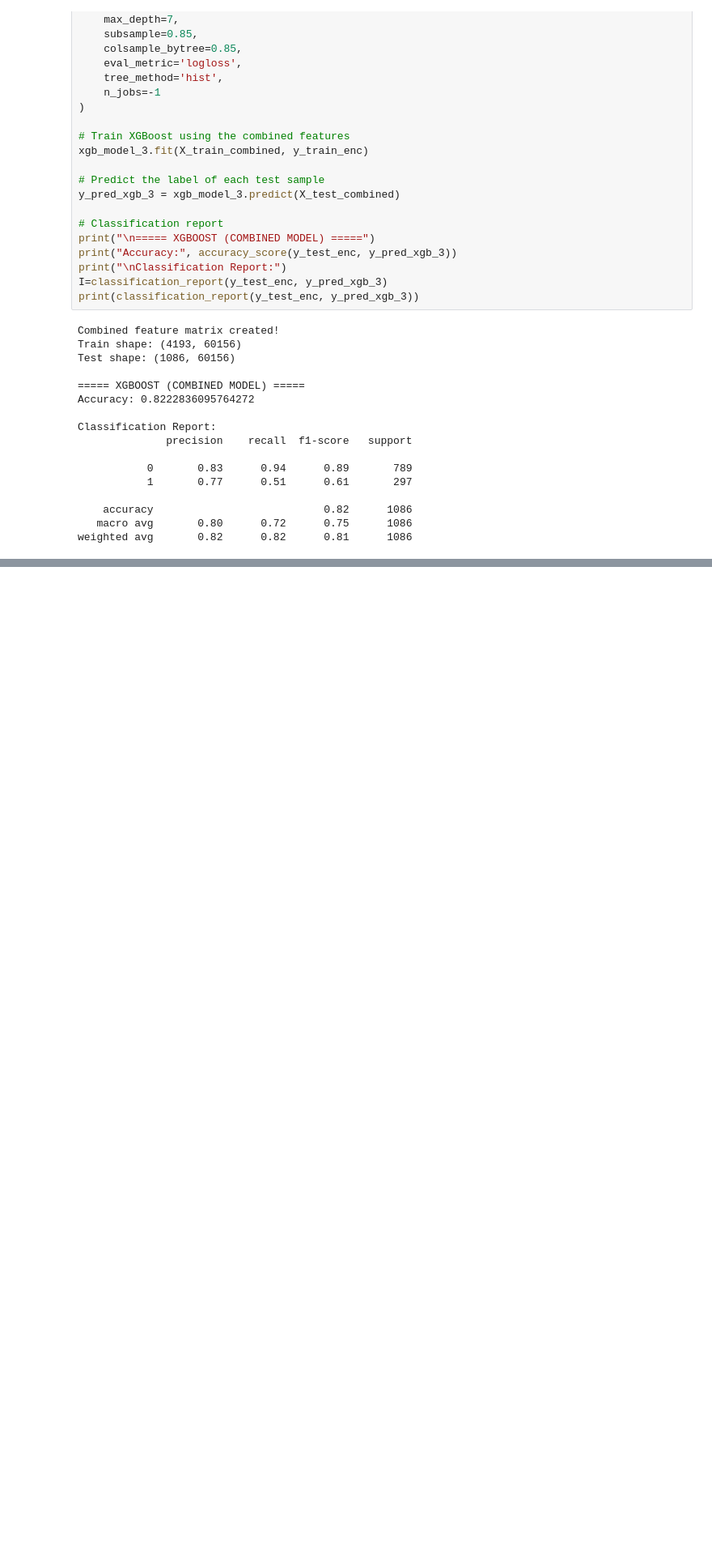
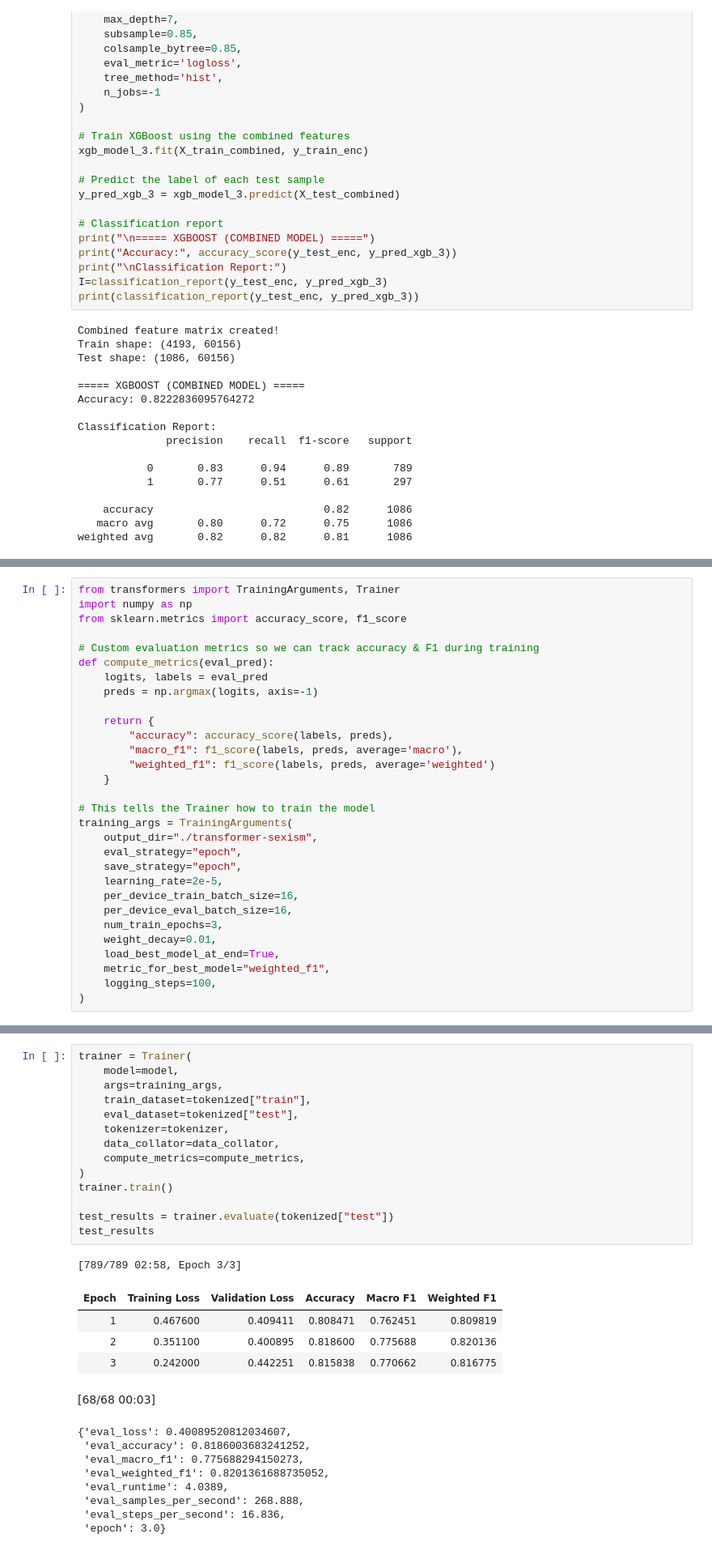
Before and after one commit to Markechy/Data-Science-Final-Project, a Jupyter notebook: final_project.ipynb, the cells around one changed output, grey strips where cells are left out. Shown at 81% size. Drawn from its saved outputs; the diff is of its cells as text; blank space fills up the shorter version.

Commit message:
Added Transformers model and comments to everything.

```diff
--- a/final_project.ipynb
+++ b/final_project.ipynb
@@ -756,0 +836,30 @@ weighted avg       0.82      0.82      0.81      1086
+# %%
+from transformers import TrainingArguments, Trainer
+import numpy as np
+from sklearn.metrics import accuracy_score, f1_score
+
+# Custom evaluation metrics so we can track accuracy & F1 during training
+def compute_metrics(eval_pred):
+    logits, labels = eval_pred
+    preds = np.argmax(logits, axis=-1)
+
+    return {
+        "accuracy": accuracy_score(labels, preds),
+        "macro_f1": f1_score(labels, preds, average='macro'),
+        "weighted_f1": f1_score(labels, preds, average='weighted')
+    }
+
+# This tells the Trainer how to train the model
+training_args = TrainingArguments(
+    output_dir="./transformer-sexism",
+    eval_strategy="epoch",
+    save_strategy="epoch",
+    learning_rate=2e-5,
+    per_device_train_batch_size=16,
+    per_device_eval_batch_size=16,
+    num_train_epochs=3,
+    weight_decay=0.01,
+    load_best_model_at_end=True,
+    metric_for_best_model="weighted_f1",
+    logging_steps=100,
+)
@@ -756,0 +870,29 @@ weighted avg       0.82      0.82      0.81      1086
+# %%
+trainer = Trainer(
+    model=model,
+    args=training_args,
+    train_dataset=tokenized["train"],
+    eval_dataset=tokenized["test"],
+    tokenizer=tokenizer,
+    data_collator=data_collator,
+    compute_metrics=compute_metrics,
+)
+trainer.train()
+
+test_results = trainer.evaluate(tokenized["test"])
+test_results
+# %% [output]
+[789/789 02:58, Epoch 3/3]
+| Epoch | Training Loss | Validation Loss | Accuracy | Macro F1 | Weighted F1 |
+| 1 | 0.467600 | 0.409411 | 0.808471 | 0.762451 | 0.809819 |
+| 2 | 0.351100 | 0.400895 | 0.818600 | 0.775688 | 0.820136 |
+| 3 | 0.242000 | 0.442251 | 0.815838 | 0.770662 | 0.816775 |
+[68/68 00:03]
+{'eval_loss': 0.40089520812034607,
+ 'eval_accuracy': 0.8186003683241252,
+ 'eval_macro_f1': 0.775688294150273,
+ 'eval_weighted_f1': 0.8201361688735052,
+ 'eval_runtime': 4.0389,
+ 'eval_samples_per_second': 268.888,
+ 'eval_steps_per_second': 16.836,
+ 'epoch': 3.0}
```
Also changed, not shown: parts of 17 cells of this notebook.
